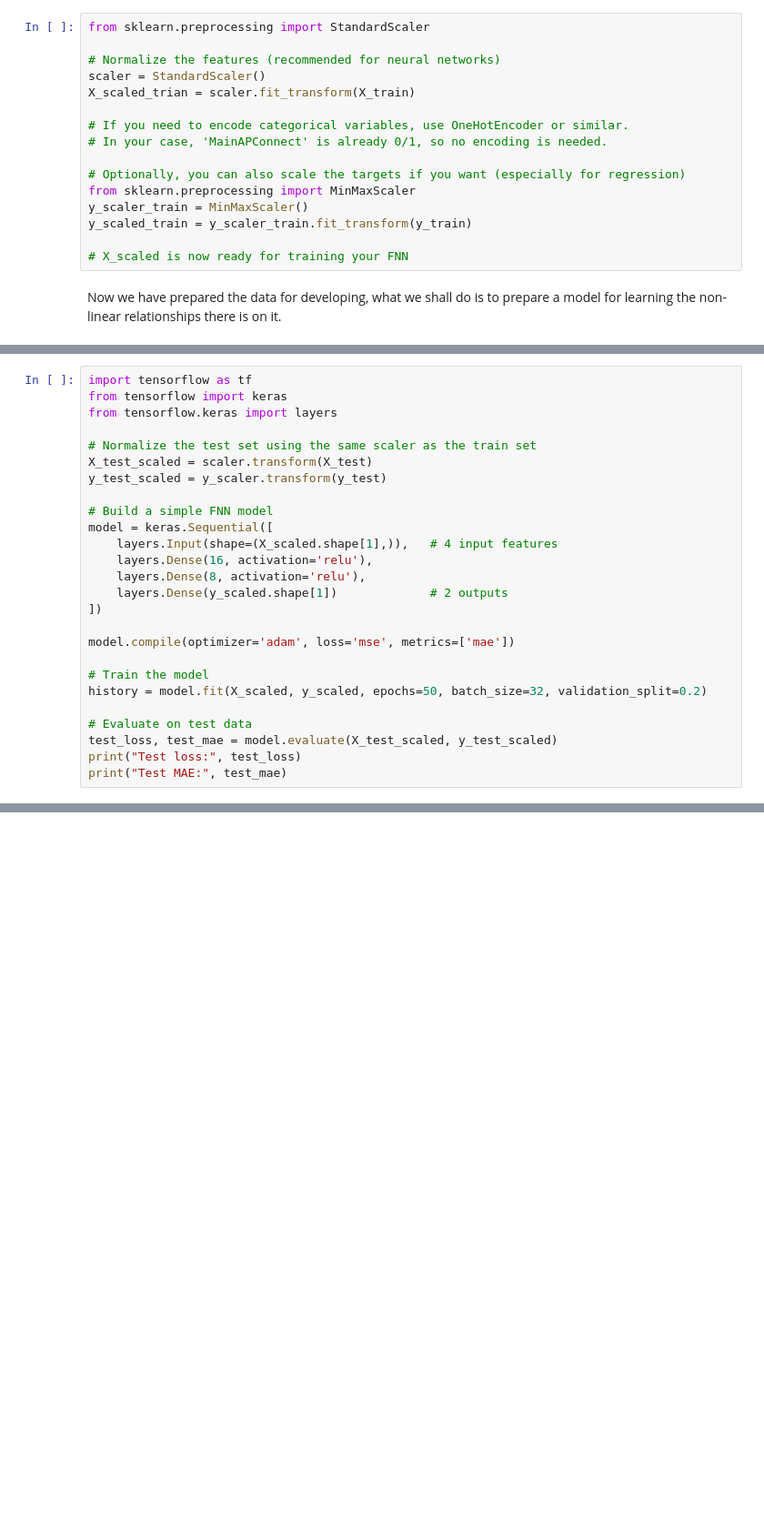
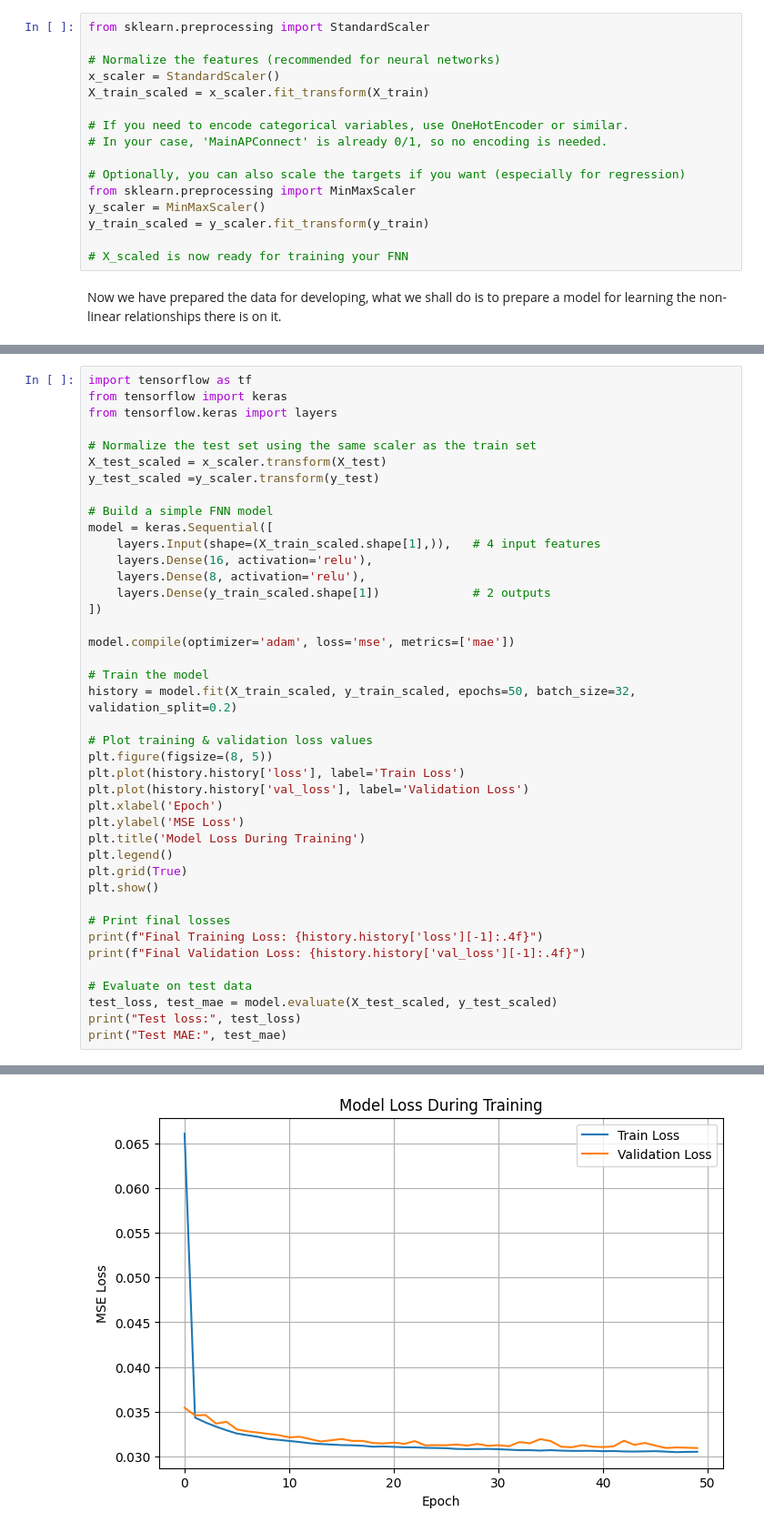
Before and after one commit to jordiestevee/ML4Net-2025, a Jupyter notebook: Sem4/seminar4.ipynb, the cells around one changed output, grey strips where cells are left out. Shown at 91% size. Saved outputs shown, nothing was run; the diff lists cells and outputs as text; blank space fills up the shorter version.

```diff
--- a/Sem4/seminar4.ipynb
+++ b/Sem4/seminar4.ipynb
@@ -91,16 +122,16 @@ y_test = df_test[targets]
 from sklearn.preprocessing import StandardScaler
 
 # Normalize the features (recommended for neural networks)
-scaler = StandardScaler()
-X_scaled_trian = scaler.fit_transform(X_train)
+x_scaler = StandardScaler()
+X_train_scaled = x_scaler.fit_transform(X_train)
 
 # If you need to encode categorical variables, use OneHotEncoder or similar.
 # In your case, 'MainAPConnect' is already 0/1, so no encoding is needed.
 
 # Optionally, you can also scale the targets if you want (especially for regression)
 from sklearn.preprocessing import MinMaxScaler
-y_scaler_train = MinMaxScaler()
-y_scaled_train = y_scaler_train.fit_transform(y_train)
+y_scaler = MinMaxScaler()
+y_train_scaled = y_scaler.fit_transform(y_train)
 
 # X_scaled is now ready for training your FNN
 # %% [markdown]
@@ -111,21 +166,36 @@ from tensorflow import keras
 from tensorflow.keras import layers
 
 # Normalize the test set using the same scaler as the train set
-X_test_scaled = scaler.transform(X_test)
-y_test_scaled = y_scaler.transform(y_test)
+X_test_scaled = x_scaler.transform(X_test)
+y_test_scaled =y_scaler.transform(y_test)
 
 # Build a simple FNN model
 model = keras.Sequential([
-    layers.Input(shape=(X_scaled.shape[1],)),   # 4 input features
+    layers.Input(shape=(X_train_scaled.shape[1],)),   # 4 input features
     layers.Dense(16, activation='relu'),
     layers.Dense(8, activation='relu'),
-    layers.Dense(y_scaled.shape[1])             # 2 outputs
+    layers.Dense(y_train_scaled.shape[1])             # 2 outputs
 ])
 
 model.compile(optimizer='adam', loss='mse', metrics=['mae'])
 
 # Train the model
-history = model.fit(X_scaled, y_scaled, epochs=50, batch_size=32, validation_split=0.2)
+history = model.fit(X_train_scaled, y_train_scaled, epochs=50, batch_size=32, validation_split=0.2)
+
+# Plot training & validation loss values
+plt.figure(figsize=(8, 5))
+plt.plot(history.history['loss'], label='Train Loss')
+plt.plot(history.history['val_loss'], label='Validation Loss')
+plt.xlabel('Epoch')
+plt.ylabel('MSE Loss')
+plt.title('Model Loss During Training')
+plt.legend()
+plt.grid(True)
+plt.show()
+
+# Print final losses
+print(f"Final Training Loss: {history.history['loss'][-1]:.4f}")
+print(f"Final Validation Loss: {history.history['val_loss'][-1]:.4f}")
 
 # Evaluate on test data
 test_loss, test_mae = model.evaluate(X_test_scaled, y_test_scaled)
@@ -135,0 +222 @@ ModuleNotFoundError: No module named 'tensorflow'
+[figure, added]
```
Also changed, not shown: parts of 8 cells of this notebook.
